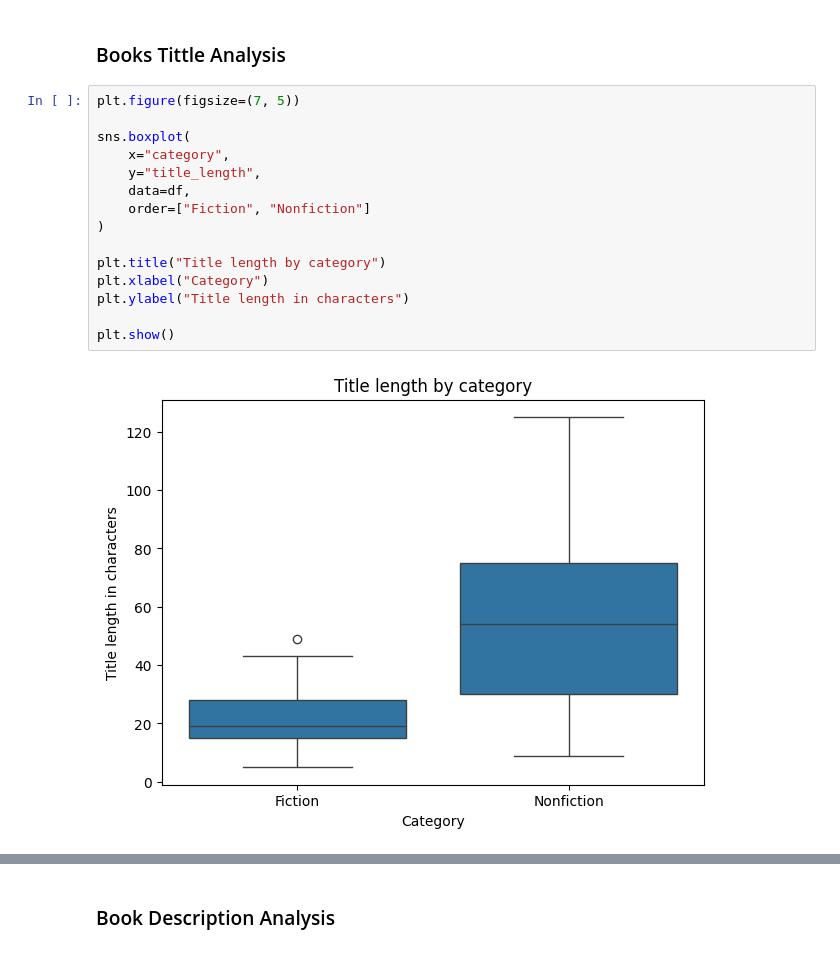
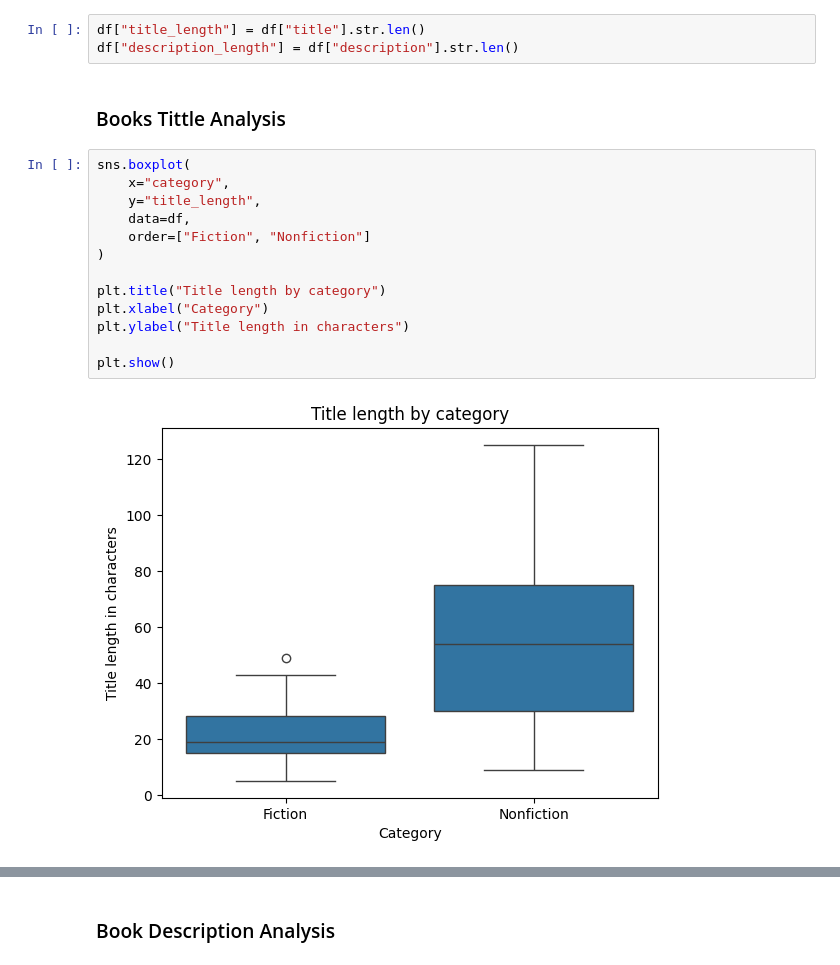
Before and after one commit to mdjawadulhasan/BookGenreClassifier, a Jupyter notebook: notebooks/03_exploratory_data_analysis.ipynb, the cells around one changed output, grey strips where cells are left out. Saved outputs shown, nothing was run; the diff lists cells and outputs as text.

```diff
--- a/notebooks/03_eda.ipynb
+++ b/notebooks/03_exploratory_data_analysis.ipynb
@@ -46,19 +43,20 @@ plt.show()
+# %%
+df["title_length"] = df["title"].str.len()
+df["description_length"] = df["description"].str.len()
 # %% [markdown]
 ### Books Tittle Analysis
 # %%
-plt.figure(figsize=(7, 5))
-
 sns.boxplot(
     x="category",
     y="title_length",
     data=df,
     order=["Fiction", "Nonfiction"]
 )
 
 plt.title("Title length by category")
 plt.xlabel("Category")
 plt.ylabel("Title length in characters")
 
 plt.show()
 # %% [output]
-[figure, old version]
+[figure, new version]
```
Also changed, not shown: parts of 18 cells of this notebook, 9 other files.
